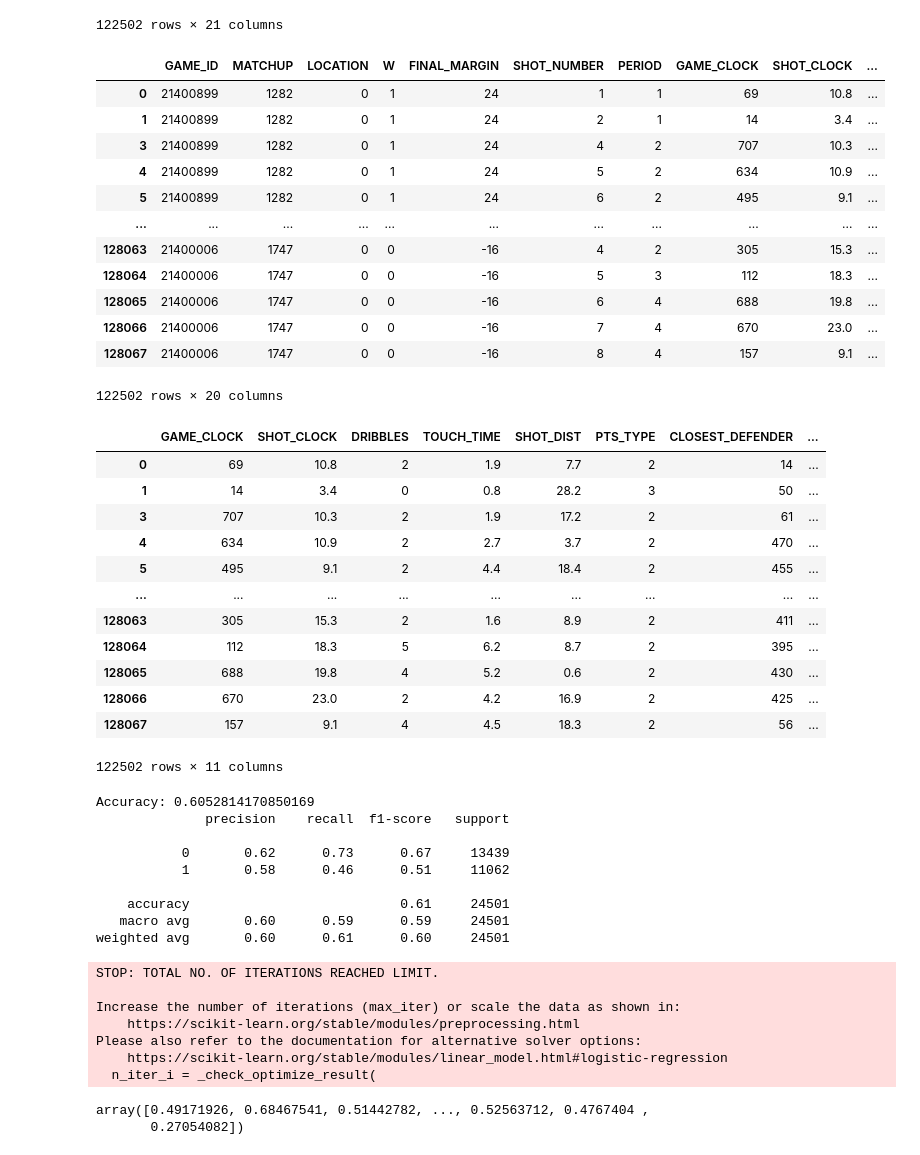
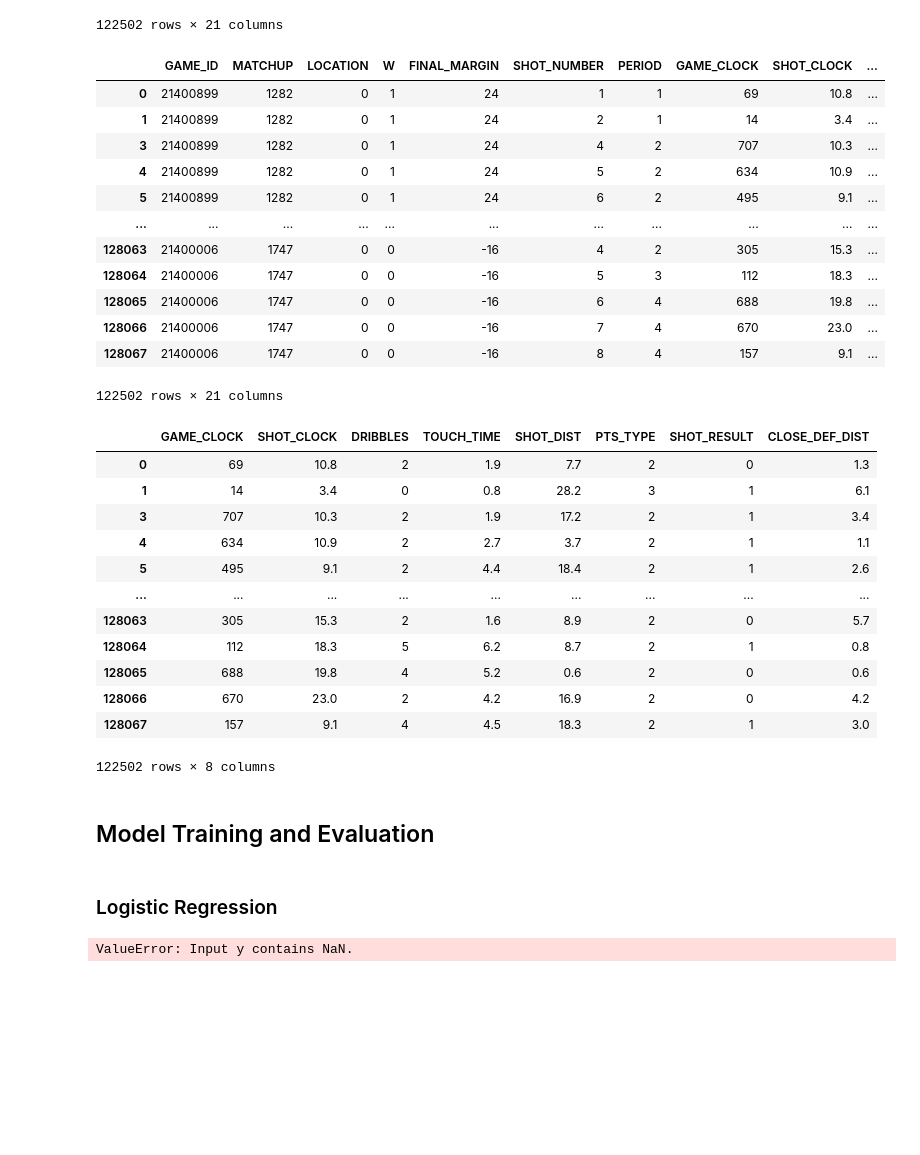
Before and after one commit to anirudhmazumder/NBA-Shot-Quality-Prediction, a Jupyter notebook: shot_quality_predictor.ipynb, the cells around one changed output. Saved outputs shown, nothing was run; the diff lists cells and outputs as text; code cells hidden in the pictures; blank space fills up the shorter version.

Commit message:
Trained and evaluated multiple models and saved the neural network

```diff
--- a/shot_quality_predictor.ipynb
+++ b/shot_quality_predictor.ipynb
@@ -45,11 +50,12 @@ X = df.drop(columns=['SHOT_RESULT'])
 # %%
+# Encoding the categorical variables using Label Encoding
 from sklearn.preprocessing import LabelEncoder
 
-categorical_cols = X.select_dtypes(include=['object']).columns
+categorical_cols = df.select_dtypes(include=['object']).columns
 le = LabelEncoder()
 for col in categorical_cols:
-    X[col] = le.fit_transform(X[col])
-X
+    df[col] = le.fit_transform(df[col])
+df
 # %% [output]
 |  | GAME_ID | MATCHUP | LOCATION | W | FINAL_MARGIN | SHOT_NUMBER | PERIOD | GAME_CLOCK | SHOT_CLOCK | ... |
 | 0 | 21400899 | 1282 | 0 | 1 | 24 | 1 | 1 | 69 | 10.8 | ... |
@@ -63,23 +69,23 @@ X
 | 128065 | 21400006 | 1747 | 0 | 0 | -16 | 6 | 4 | 688 | 19.8 | ... |
 | 128066 | 21400006 | 1747 | 0 | 0 | -16 | 7 | 4 | 670 | 23.0 | ... |
 | 128067 | 21400006 | 1747 | 0 | 0 | -16 | 8 | 4 | 157 | 9.1 | ... |
-122502 rows × 20 columns
+122502 rows × 21 columns
 # %%
-# Drop the game id, matchup, location, W, final margin, shot number, period, closest defender player, player name, player id columns
-X = X.drop(columns=['GAME_ID', 'MATCHUP', 'LOCATION', 'W', 'FGM', 'PTS', 'FINAL_MARGIN', 'SHOT_NUMBER', 'PERIOD', 'CLOSEST_DEFENDER_PLAYER_ID', 'CLOSEST_DEFENDER', 'player_name', 'player_id'])
+# Drop the unnecessary or the columns which directly leak the answer
+df = df.drop(columns=['GAME_ID', 'MATCHUP', 'LOCATION', 'W', 'FGM', 'PTS', 'FINAL_MARGIN', 'SHOT_NUMBER', 'PERIOD', 'CLOSEST_DEFENDER_PLAYER_ID', 'CLOSEST_DEFENDER', 'player_name', 'player_id'])
 
-X
+df
 # %% [output]
-|  | GAME_CLOCK | SHOT_CLOCK | DRIBBLES | TOUCH_TIME | SHOT_DIST | PTS_TYPE | CLOSEST_DEFENDER | ... |
-| 0 | 69 | 10.8 | 2 | 1.9 | 7.7 | 2 | 14 | ... |
-| 1 | 14 | 3.4 | 0 | 0.8 | 28.2 | 3 | 50 | ... |
-| 3 | 707 | 10.3 | 2 | 1.9 | 17.2 | 2 | 61 | ... |
-| 4 | 634 | 10.9 | 2 | 2.7 | 3.7 | 2 | 470 | ... |
-| 5 | 495 | 9.1 | 2 | 4.4 | 18.4 | 2 | 455 | ... |
+|  | GAME_CLOCK | SHOT_CLOCK | DRIBBLES | TOUCH_TIME | SHOT_DIST | PTS_TYPE | SHOT_RESULT | CLOSE_DEF_DIST |
+| 0 | 69 | 10.8 | 2 | 1.9 | 7.7 | 2 | 0 | 1.3 |
+| 1 | 14 | 3.4 | 0 | 0.8 | 28.2 | 3 | 1 | 6.1 |
+| 3 | 707 | 10.3 | 2 | 1.9 | 17.2 | 2 | 1 | 3.4 |
+| 4 | 634 | 10.9 | 2 | 2.7 | 3.7 | 2 | 1 | 1.1 |
+| 5 | 495 | 9.1 | 2 | 4.4 | 18.4 | 2 | 1 | 2.6 |
 | ... | ... | ... | ... | ... | ... | ... | ... | ... |
-| 128063 | 305 | 15.3 | 2 | 1.6 | 8.9 | 2 | 411 | ... |
-| 128064 | 112 | 18.3 | 5 | 6.2 | 8.7 | 2 | 395 | ... |
-| 128065 | 688 | 19.8 | 4 | 5.2 | 0.6 | 2 | 430 | ... |
-| 128066 | 670 | 23.0 | 2 | 4.2 | 16.9 | 2 | 425 | ... |
-| 128067 | 157 | 9.1 | 4 | 4.5 | 18.3 | 2 | 56 | ... |
+| 128063 | 305 | 15.3 | 2 | 1.6 | 8.9 | 2 | 0 | 5.7 |
+| 128064 | 112 | 18.3 | 5 | 6.2 | 8.7 | 2 | 1 | 0.8 |
+| 128065 | 688 | 19.8 | 4 | 5.2 | 0.6 | 2 | 0 | 0.6 |
+| 128066 | 670 | 23.0 | 2 | 4.2 | 16.9 | 2 | 0 | 4.2 |
+| 128067 | 157 | 9.1 | 4 | 4.5 | 18.3 | 2 | 1 | 3.0 |
-122502 rows × 11 columns
+122502 rows × 8 columns
@@ -86,36 +100,13 @@ X
+# %% [markdown]
+## Model Training and Evaluation
+# %% [markdown]
+### Logistic Regression
 # %%
-# Train a logistic regression model to predict probability of a shot being made based on the features
-from sklearn.model_selection import train_test_split
+# Training a Logistic Regression Model for predicting shot success
 from sklearn.linear_model import LogisticRegression
 from sklearn.metrics import accuracy_score, classification_report
 
-X_train, X_test, y_train, y_test = train_test_split(X, y, test_size=0.2, random_state=42)
-model = LogisticRegression(max_iter=1000)
-model.fit(X_train, y_train)
-y_pred = model.predict(X_test)
-print("Accuracy:", accuracy_score(y_test, y_pred))
-print(classification_report(y_test, y_pred))
+lr_model = LogisticRegression(max_iter=1000)
+lr_model.fit(X_train, y_train)
 # %% [output]
-Accuracy: 0.6052814170850169
-              precision    recall  f1-score   support
-
-           0       0.62      0.73      0.67     13439
-           1       0.58      0.46      0.51     11062
-
-    accuracy                           0.61     24501
-   macro avg       0.60      0.59      0.59     24501
-weighted avg       0.60      0.61      0.60     24501
+ValueError: Input y contains NaN.
-STOP: TOTAL NO. OF ITERATIONS REACHED LIMIT.
-
-Increase the number of iterations (max_iter) or scale the data as shown in:
-    https://scikit-learn.org/stable/modules/preprocessing.html
-Please also refer to the documentation for alternative solver options:
-    https://scikit-learn.org/stable/modules/linear_model.html#logistic-regression
-  n_iter_i = _check_optimize_result(
-# %%
-# predict the probability of a shot being made for the test set
-y_prob = model.predict_proba(X_test)[:, 1]
-y_prob
-# %% [output]
-array([0.49171926, 0.68467541, 0.51442782, ..., 0.52563712, 0.4767404 ,
-       0.27054082])
```
Also changed, not shown: parts of 29 cells of this notebook, 1 other file.
